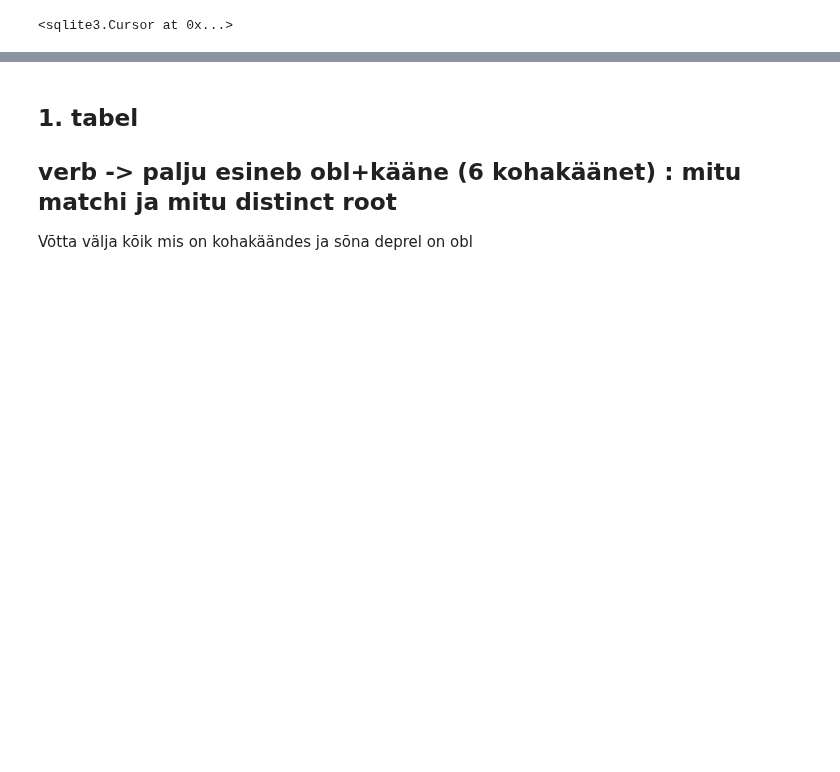
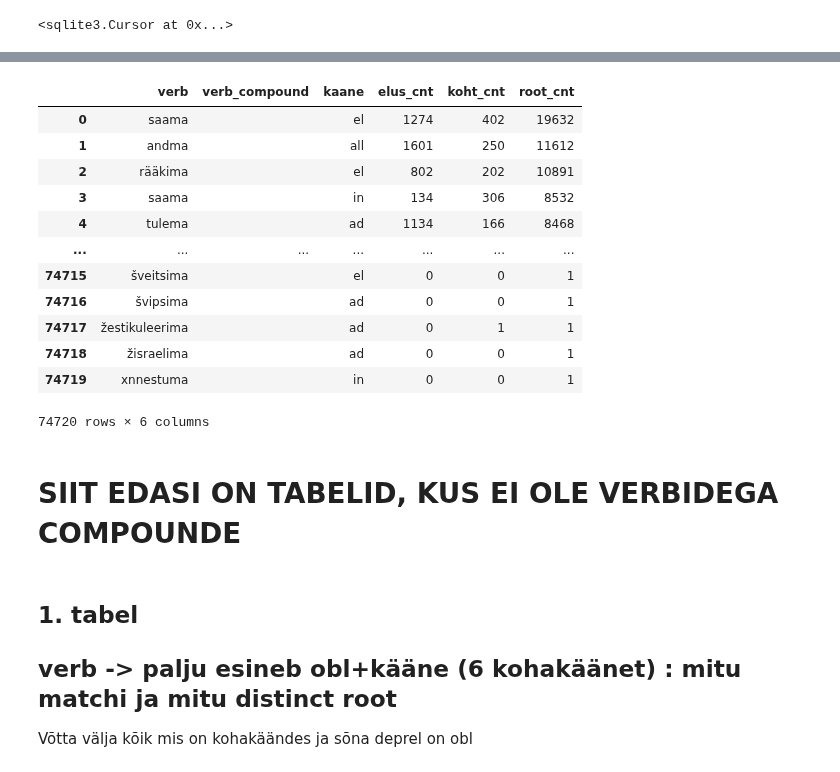
Before and after one commit to estnltk/syntax_experiments, a Jupyter notebook: verb_patterns_obl_isikud/001_verb_analysis_kohakaanded_count_eluskoht.ipynb, the cells around one changed output, grey strips where cells are left out. Cells and saved outputs as stored; diff of their text form; code cells hidden in the pictures; blank space fills up the shorter version.

```diff
--- a/verb_patterns_obl_isikud/001_verb_analysis_kohakaanded_count_eluskoht.ipynb
+++ b/verb_patterns_obl_isikud/001_verb_analysis_kohakaanded_count_eluskoht.ipynb
@@ -14,0 +602,10 @@ cur.execute('ATTACH DATABASE "v33.db" AS v33')
+# %%
+%%time
+
+query = """
+select * from transactions_verbs_obl_kohakaandes_eluskoht_root_counts_distinct_base_wcomps_v1
+"""
+
+source = pd.read_sql_query(query, con)
+source
+# %% [output]
@@ -14,0 +614,13 @@ cur.execute('ATTACH DATABASE "v33.db" AS v33')
+|  | verb | verb_compound | kaane | elus_cnt | koht_cnt | root_cnt |
+| 0 | saama |  | el | 1274 | 402 | 19632 |
+| 1 | andma |  | all | 1601 | 250 | 11612 |
+| 2 | rääkima |  | el | 802 | 202 | 10891 |
+| 3 | saama |  | in | 134 | 306 | 8532 |
+| 4 | tulema |  | ad | 1134 | 166 | 8468 |
+| ... | ... | ... | ... | ... | ... | ... |
+| 74715 | šveitsima |  | el | 0 | 0 | 1 |
+| 74716 | švipsima |  | ad | 0 | 0 | 1 |
+| 74717 | žestikuleerima |  | ad | 0 | 1 | 1 |
+| 74718 | žisraelima |  | ad | 0 | 0 | 1 |
+| 74719 | хnnestuma |  | in | 0 | 0 | 1 |
+74720 rows × 6 columns
@@ -15,3 +631,5 @@ cur.execute('ATTACH DATABASE "v33.db" AS v33')
+# %% [markdown]
+# SIIT EDASI ON TABELID, KUS EI OLE VERBIDEGA COMPOUNDE
 # %% [markdown]
 ## 1. tabel
 ## verb -> palju esineb obl+kääne (6 kohakäänet) : mitu matchi ja mitu distinct root
```
Also changed, not shown: parts of 38 cells of this notebook, 2 other files.
